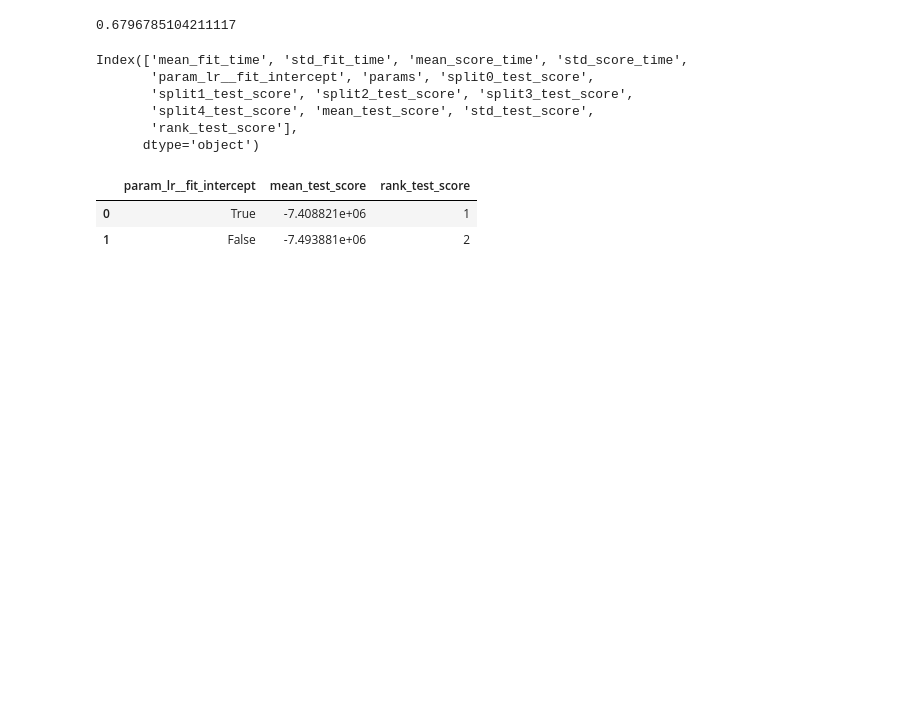
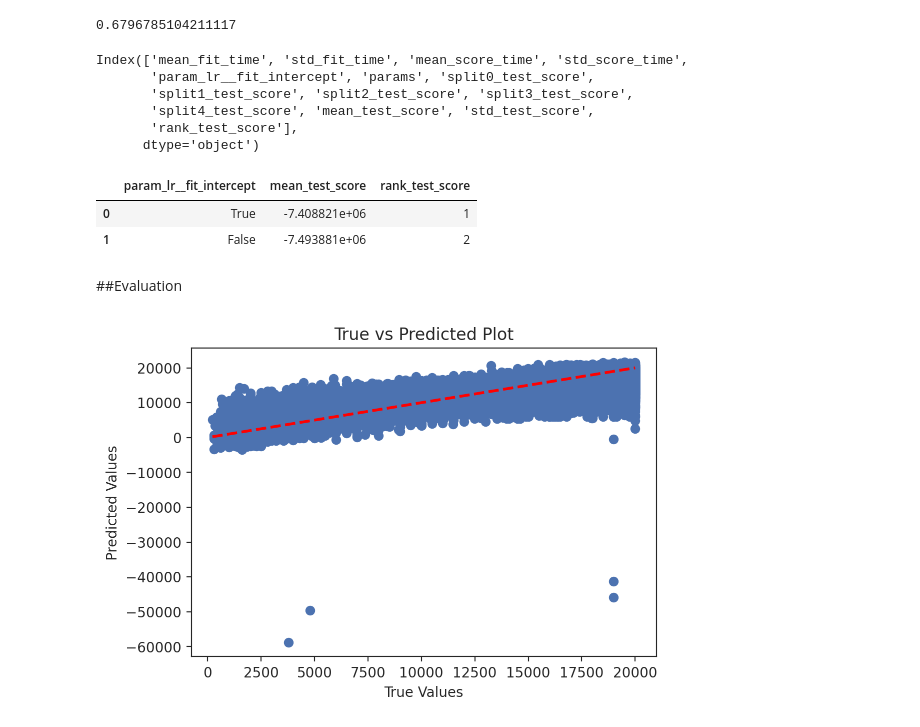
Before and after one commit to kessingtonosazee/GCP_Project_1, a Jupyter notebook: assessment_rrr.ipynb, the cells around one changed output. Saved outputs shown, nothing was run; the diff lists cells and outputs as text; code cells hidden in the pictures; blank space fills up the shorter version.

```diff
--- a/assessment_rrr.ipynb
+++ b/assessment_rrr.ipynb
@@ -893,7 +902,7 @@ Pipeline(steps=[('preprocessor',
 
 # Define hyperparameters and their possible values for grid search
 param_grid = {
-               'lr__fit_intercept': [True, False],
+               'lr__fit_intercept': [True, False]
              }
 
 # Create a GridSearchCV object
@@ -977,3 +986,42 @@ lr_gs_df.sort_values('rank_test_score', ascending=True)
 |  | param_lr__fit_intercept | mean_test_score | rank_test_score |
 | 0 | True | -7.408821e+06 | 1 |
 | 1 | False | -7.493881e+06 | 2 |
+# %% [markdown]
+##Evaluation
+# %%
+from sklearn.metrics import r2_score, mean_absolute_error, mean_squared_error
+
+
+# nb ->>> (model = dt_reg or knn_reg or l_reg)
+# dt_reg =>>> decision tree regressor
+# knn_reg =>>> knn regressor
+# l_reg =>>> linear regressor
+
+# instantiate model
+model = l_reg
+
+# Fit the model on the training data
+model.fit(X_train, y_train)
+
+# Make predictions on the test data
+y_pred = model.predict(X_test)
+
+# Calculate evaluation metrics
+r2 = r2_score(y_test, y_pred)
+mae = mean_absolute_error(y_test, y_pred)
+rmse = np.sqrt(mean_squared_error(y_test, y_pred))
+
+# Print the evaluation metrics
+print(f'R-squared (R2): {r2:.4f}')
+print(f'Mean Absolute Error (MAE): {mae:.4f}')
+print(f'Root Mean Squared Error (RMSE): {rmse:.4f}')
+
+# True vs Predicted plot
+plt.scatter(y_test, y_pred)
+plt.plot([min(y_test), max(y_test)], [min(y_test), max(y_test)], linestyle='--', color='red', linewidth=2)
+plt.xlabel('True Values')
+plt.ylabel('Predicted Values')
+plt.title('True vs Predicted Plot')
+plt.show()
+# %% [output]
+[figure, added]
```
Also changed, not shown: parts of 11 cells of this notebook.
